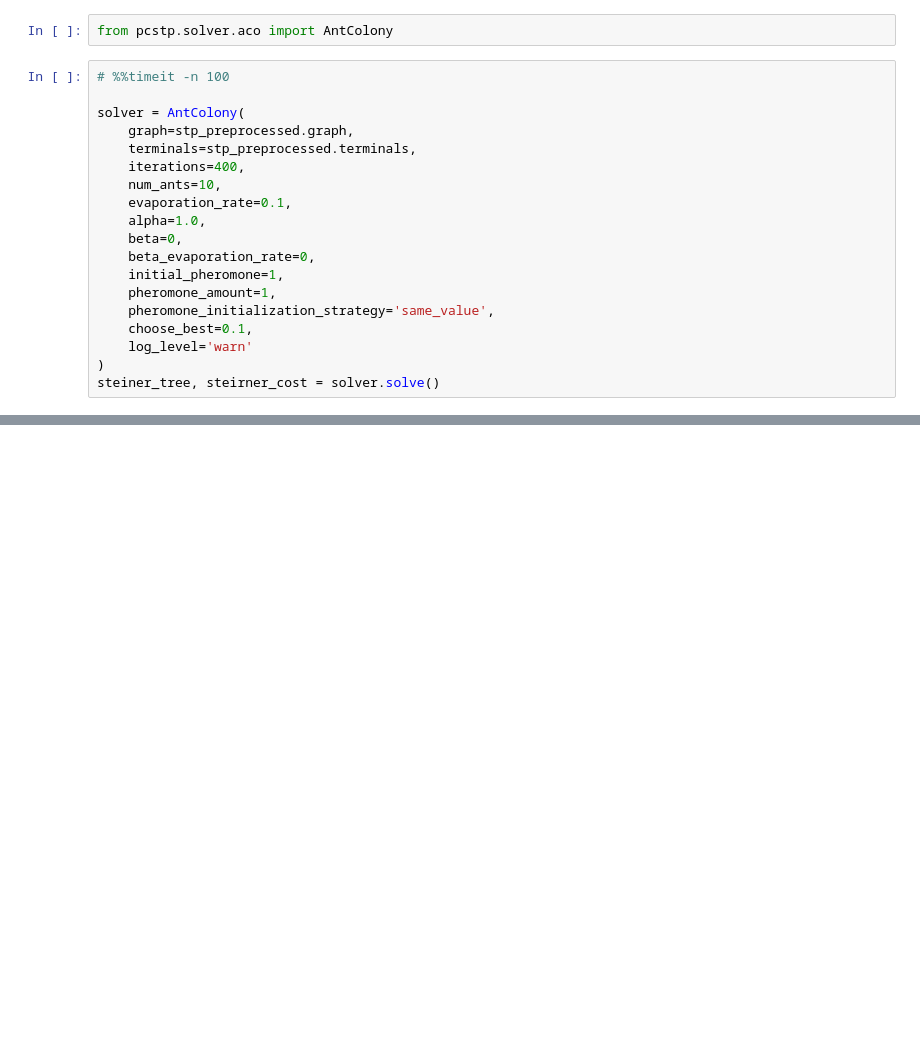
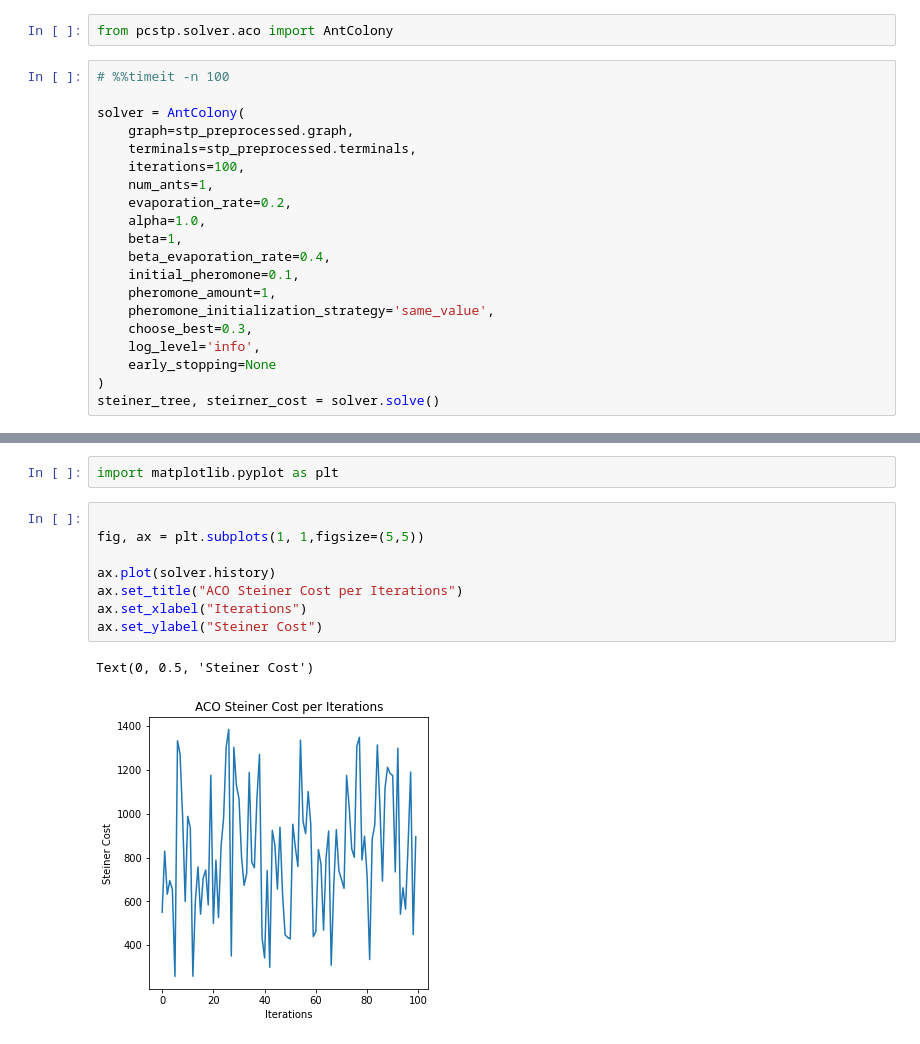
Before and after one commit to viniciusdsmello/prize-collecting-steiner-tree, a Jupyter notebook: notebooks/experiments_aco.ipynb, the cells around one changed output, grey strips where cells are left out. Cells and saved outputs as stored; diff of their text form; blank space fills up the shorter version.

```diff
--- a/notebooks/experiments_aco.ipynb
+++ b/notebooks/experiments_aco.ipynb
@@ -88,16 +112,17 @@ from pcstp.solver.aco import AntColony
 solver = AntColony(
     graph=stp_preprocessed.graph,
     terminals=stp_preprocessed.terminals,
-    iterations=400,
-    num_ants=10,
-    evaporation_rate=0.1,
+    iterations=100,
+    num_ants=1,
+    evaporation_rate=0.2,
     alpha=1.0,
-    beta=0,
-    beta_evaporation_rate=0,
-    initial_pheromone=1,
+    beta=1,
+    beta_evaporation_rate=0.4,
+    initial_pheromone=0.1,
     pheromone_amount=1,
     pheromone_initialization_strategy='same_value',
-    choose_best=0.1,
-    log_level='warn'
+    choose_best=0.3,
+    log_level='info',
+    early_stopping=None
 )
 steiner_tree, steirner_cost = solver.solve()
@@ -108 +139,14 @@ print(f'Duration: {solver._duration * 1000} ms')
+# %%
+import matplotlib.pyplot as plt
+# %%
+
+fig, ax = plt.subplots(1, 1,figsize=(5,5))
+
+ax.plot(solver.history)
+ax.set_title("ACO Steiner Cost per Iterations")
+ax.set_xlabel("Iterations")
+ax.set_ylabel("Steiner Cost")
+# %% [output]
+Text(0, 0.5, 'Steiner Cost')
+[figure, added]
 # %%
```
Also changed, not shown: parts of 13 cells of this notebook, 22 other files.
